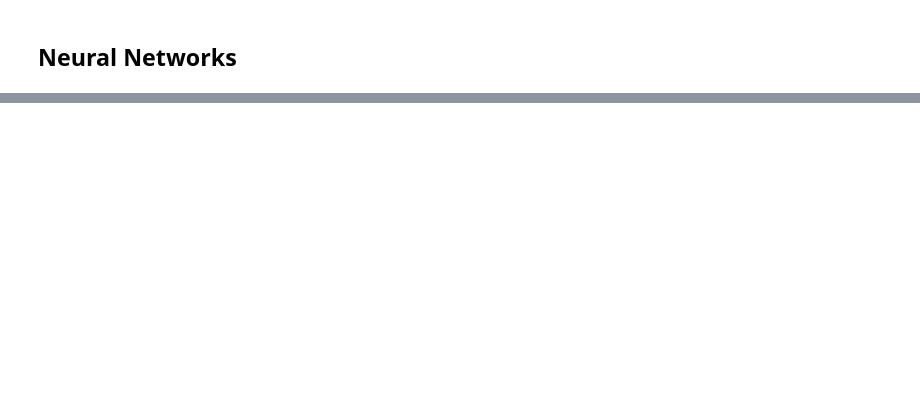
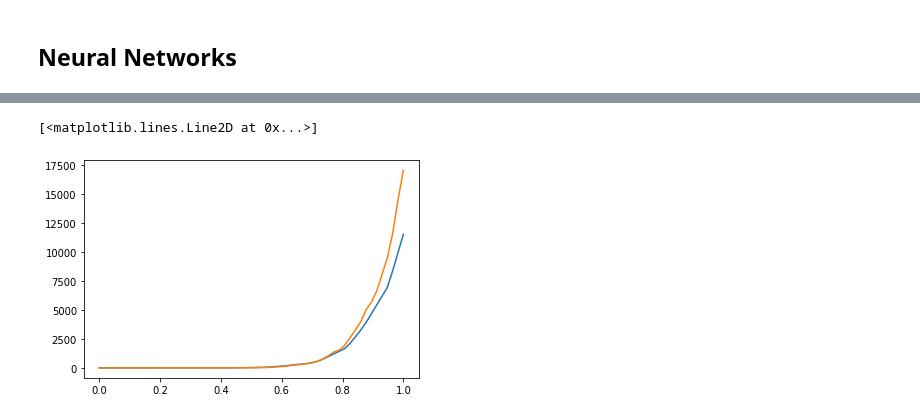
Before and after one commit to ashBabu/Machine-Learning, a Jupyter notebook: Covid-19.ipynb, the cells around one changed output, grey strips where cells are left out. Saved outputs shown, nothing was run; the diff lists cells and outputs as text; code cells hidden in the pictures; blank space fills up the shorter version.

```diff
--- a/Covid-19.ipynb
+++ b/Covid-19.ipynb
@@ -215,0 +252,11 @@ ax.plot(df.index, prediction)
+# %%
+xTest = full_dates
+# xTest
+prediction = model.predict(xTest)  #
+# print(prediction)
+# ax = plotData(df, 'Cumulative Cases', axisLocator='month')
+plt.plot(xTest, prediction)
+plt.plot(xTest, df['Cumulative Cases'].dropna())
+# %% [output]
+[<matplotlib.lines.Line2D at 0x...>]
+[figure, added]
```
Also changed, not shown: parts of 13 cells of this notebook.
